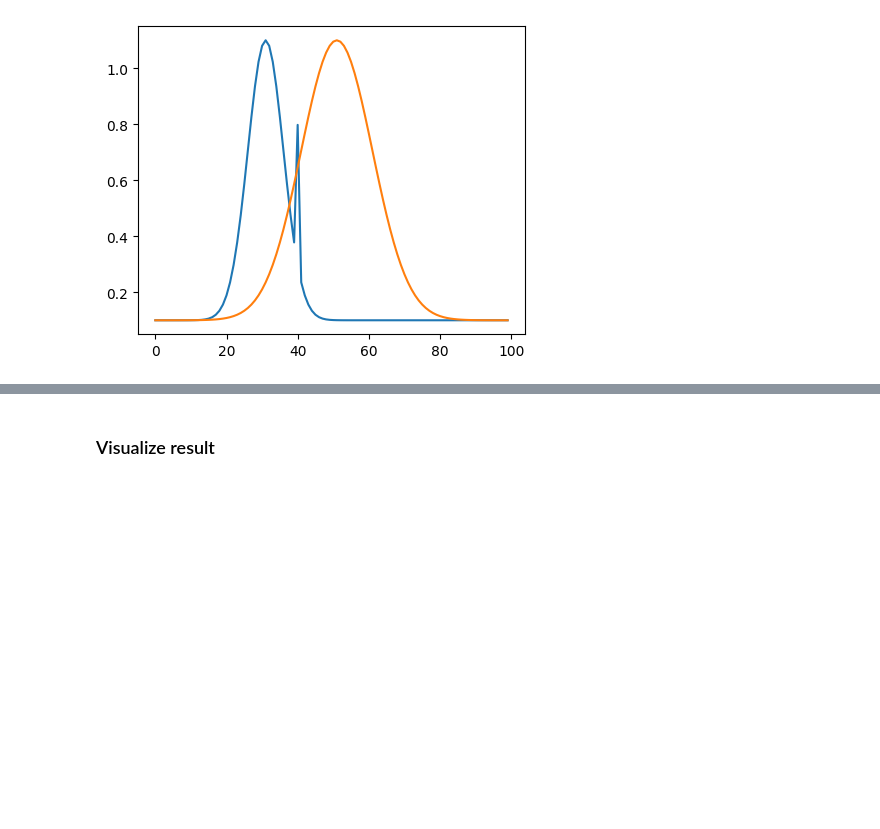
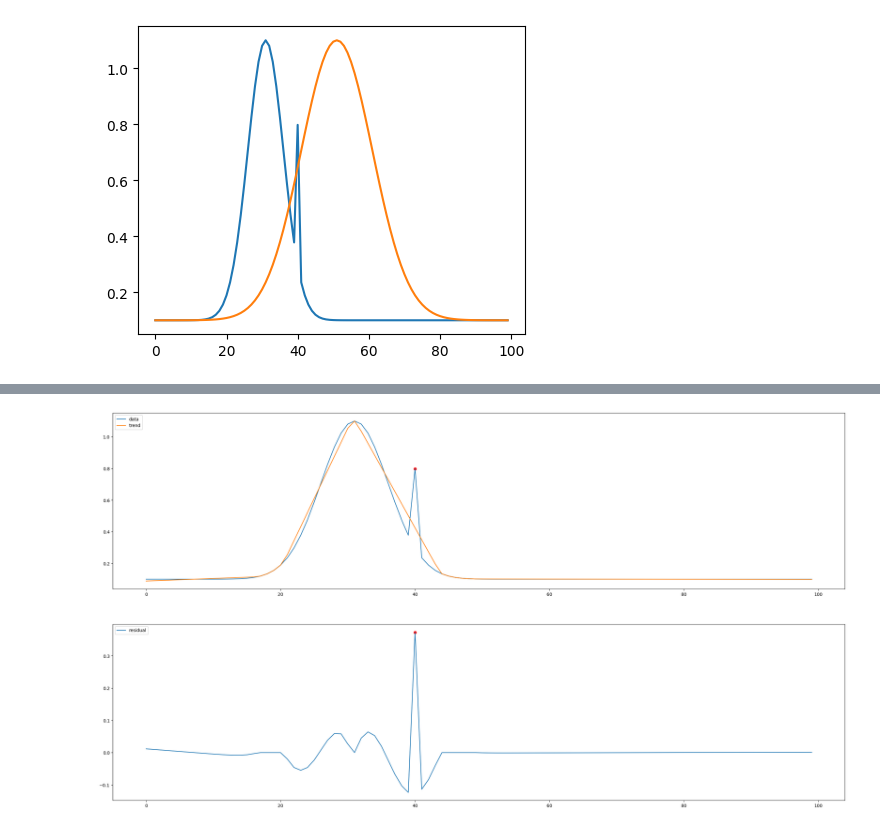
Before and after one commit to ducphuE10/robust-OPW, a Jupyter notebook: run.ipynb, the cells around one changed output, grey strips where cells are left out. Saved outputs shown, nothing was run; the diff lists cells and outputs as text; code cells hidden in the pictures; blank space fills up the shorter version.

```diff
--- a/run.ipynb
+++ b/run.ipynb
@@ -42,2 +32,0 @@ residual = y1 - trend
-# %% [markdown]
-### Visualize result
@@ -74,0 +35,16 @@ def visualize(data,trend,threshold = None, fig_size = (30,16)):
+# %%
+y1_trend = l1filter(y1,0.5)
+y2_trend = l1filter(y2,2)
+
+y1_res = y1 - y1_trend
+y2_res = y2 - y2_trend
+
+y1_prob = res2prob(y1_res).reshape(-1,1)
+y2_prob = res2prob(y2_res).reshape(-1,1)
+# %%
+
+
+
+visualize(y1,y1_trend,threshold=0.3)
+# %% [output]
+[figure, added]
```
Also changed, not shown: parts of 24 cells of this notebook, 4 other files.
